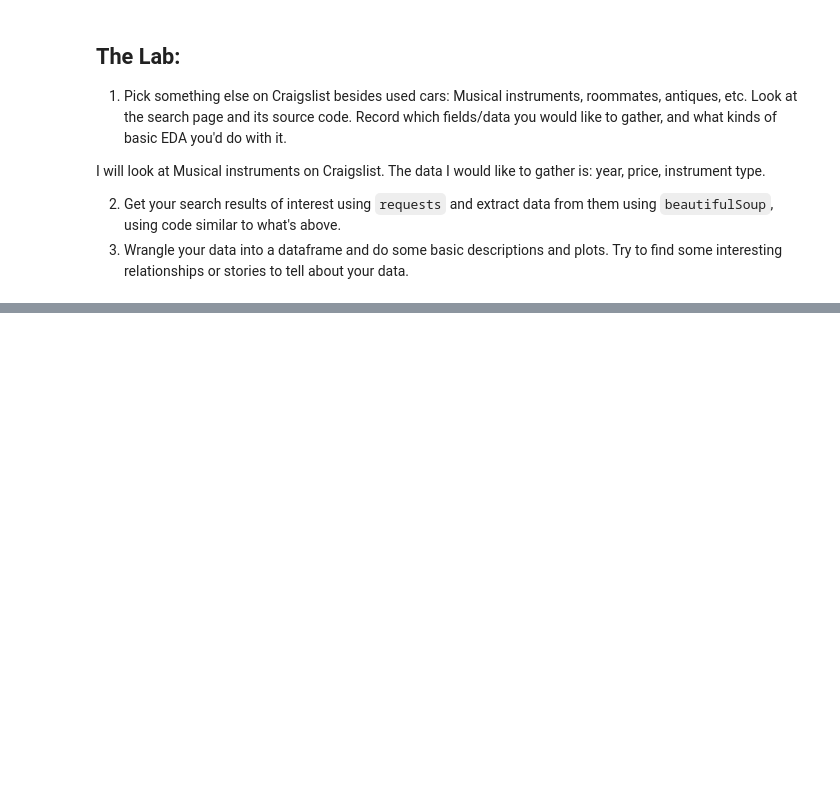
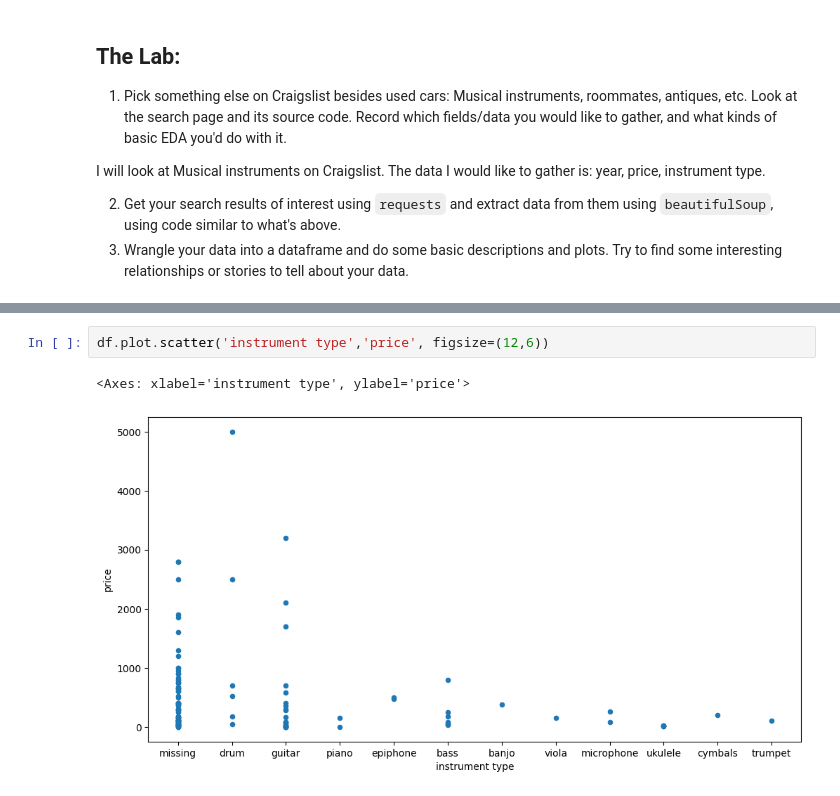
Before and after one commit to hasitanalluri/wrangling, a Jupyter notebook: lab/lab_notebook.ipynb, the cells around one changed output, grey strips where cells are left out. Drawn from its saved outputs; the diff is of its cells as text; blank space fills up the shorter version.

```diff
--- a/lab/lab_notebook.ipynb
+++ b/lab/lab_notebook.ipynb
@@ -212,0 +342,5 @@ I will look at Musical instruments on Craigslist. The data I would like to gathe
+# %%
+df.plot.scatter('instrument type','price', figsize=(12,6))
+# %% [output]
+<Axes: xlabel='instrument type', ylabel='price'>
+[figure, added]
```
Also changed, not shown: parts of 13 cells of this notebook.
